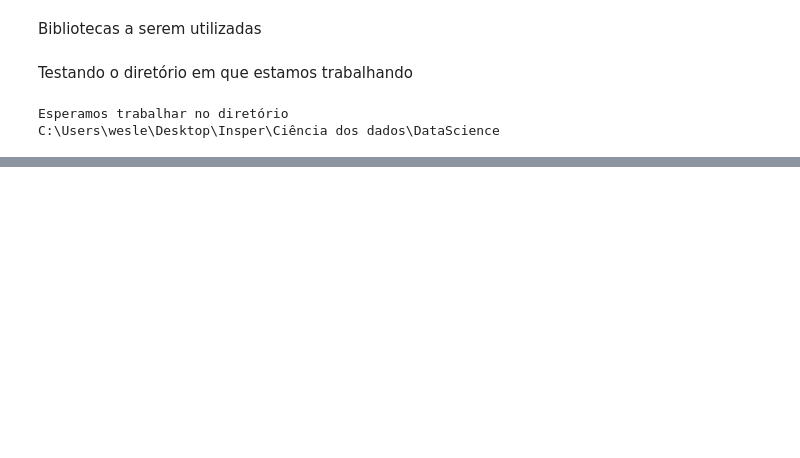
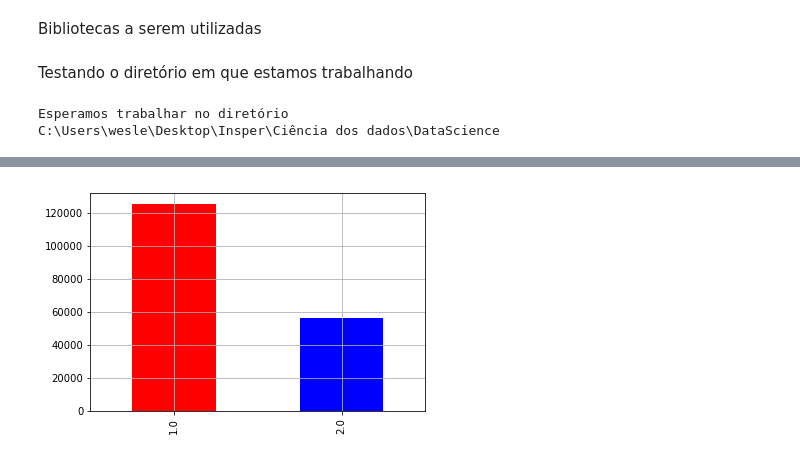
Before and after one commit to wesleygas/DataScience, a Jupyter notebook: Acesso à internet.ipynb, the cells around one changed output, grey strips where cells are left out. Drawn from its saved outputs; the diff is of its cells as text; code cells hidden in the pictures; blank space fills up the shorter version.

```diff
--- a/Acesso à internet.ipynb
+++ b/Acesso à internet.ipynb
@@ -45,4 +55,6 @@ dados.shape
 # %%
-dados = dados[(pd.notnull(dados.UF))&(pd.notnull(dados.V8005))]
+#dados = dados[(pd.notnull(dados.UF))&(pd.notnull(dados.V8005))]
 dados.shape
+
+dados.fillna(0)
 # %% [output]
@@ -80,0 +104,7 @@ dados
+# %%
+acesso_PC = dados.V061112.value_counts()
+
+acesso_PC.plot(kind='bar', color=('red','blue','green'))
+plt.grid(True)
+# %% [output]
+[figure, added]
```
Also changed, not shown: parts of 14 cells of this notebook, 1 other file.
